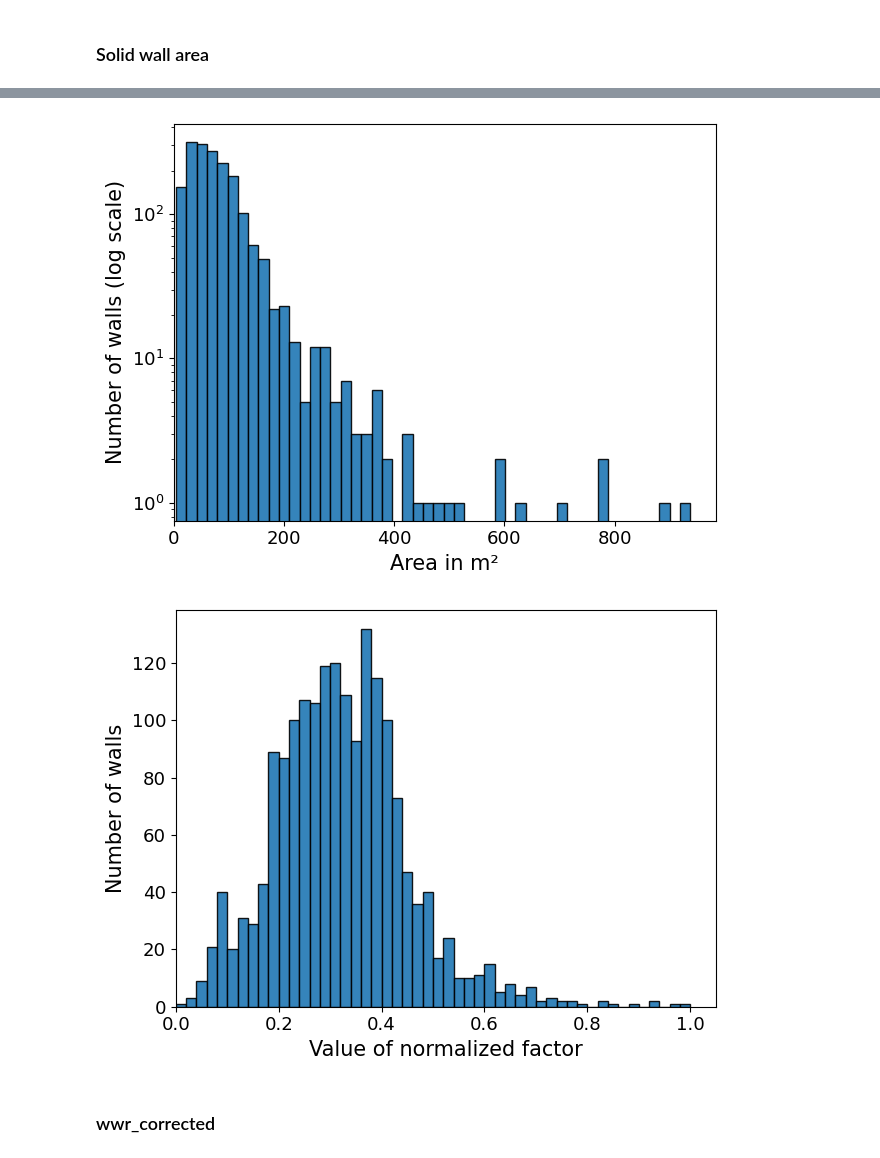
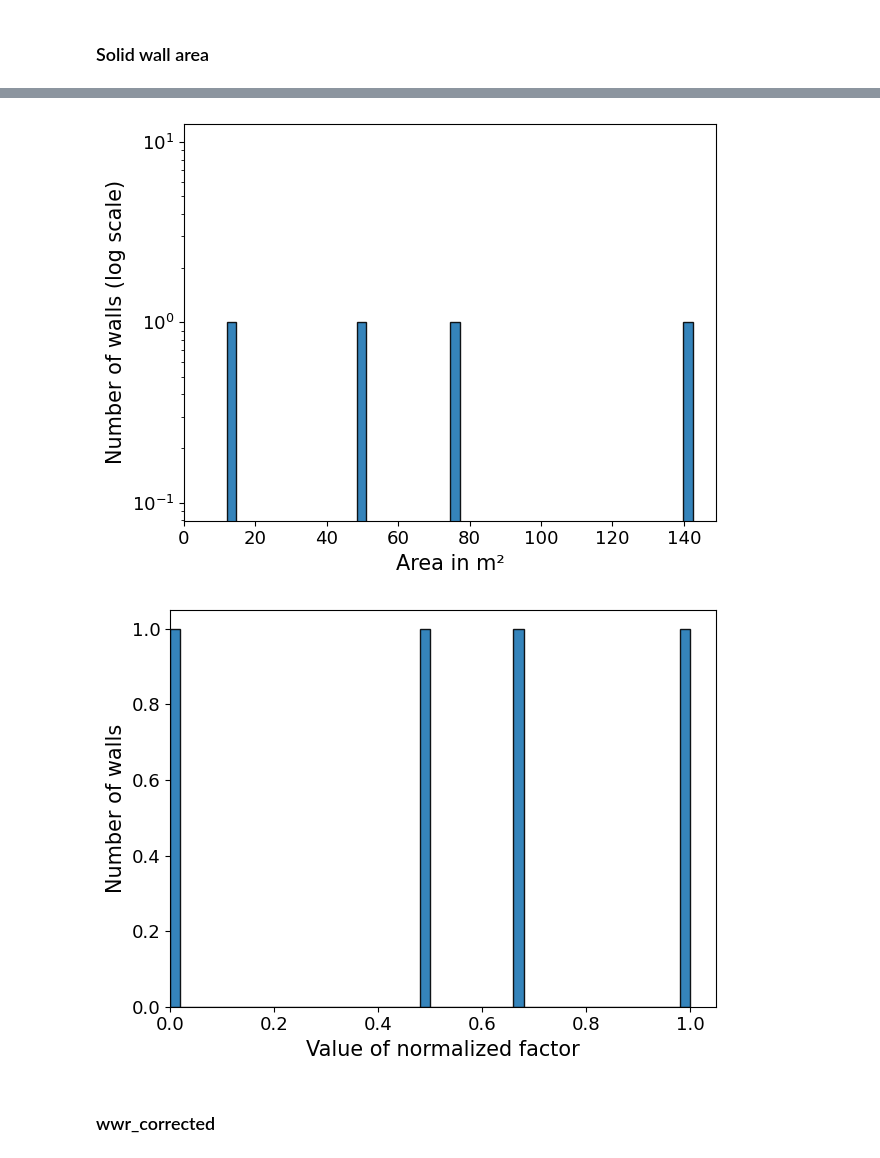
Before and after one commit to aruscha-k/Quantify-VGS, a Jupyter notebook: scripts/results/calculate_potential_index.ipynb, the cells around one changed output, grey strips where cells are left out. Drawn from its saved outputs; the diff is of its cells as text; code cells hidden in the pictures.

Commit message:
added example dataframes and detections and modiefied fusion code to run on example data. the original code remains but is outcommented.

```diff
--- a/scripts/results/calculate_potential_index.ipynb
+++ b/scripts/results/calculate_potential_index.ipynb
@@ -46,0 +38,3 @@ lod_df.head(10)
+# %%
+df5_streetview_fused_avg = pd.read_pickle(CONF.dataframes_dir + "df5_streetview_fused_averaged_per_wall.pkl")
+df5_streetview_fused_avg.head(5)
@@ -46,0 +47,3 @@ lod_df.head(10)
+# %%
+df5_oblique_fused_avg = pd.read_pickle(CONF.dataframes_dir + "df5_oblique_fused_averaged_per_wall.pkl")
+df5_oblique_fused_avg.head(5)
@@ -46,0 +56,17 @@ lod_df.head(10)
+# %%
+df5_averages = pd.merge(
+    df5_oblique_fused_avg,
+    df5_streetview_fused_avg,
+    how="outer",
+    on=["wall_id", "building_id"],
+    suffixes=("_oblique", "_streetview")
+)#.dropna()
+df5_averages['average_wwr_combined'] = df5_averages[['average_wwr_streetview', 'average_wwr_oblique']].mean(axis=1)
+df5_averages['average_swa_combined'] = df5_averages[['average_swa_streetview', 'average_swa_oblique']].mean(axis=1)
+
+df5_averages = pd.merge(
+    df5_averages,
+    df2_walls[['wall_id', 'orientation', 'angle_deg', 'area']],
+    on="wall_id")
+
+df5_averages
@@ -47,9 +79,6 @@ lod_df.head(10)
 # %%
-# load dataframe with factors
-res_df = pd.read_pickle(CONF.dataframes_dir + "df_results.pkl")
-
 # define where to find values for index
-wwr_column = "wwr_index"
-swa_column = "swa_index"
+wwr_column = "average_wwr_combined"
+swa_column = "average_swa_combined"
 orientation_column = "angle_deg" # angle to north in degrees
 # %%
@@ -106,15 +138,15 @@ plot_hist(res_df[swa_column], x = "Area in m²", title = "Solid Wall Area", save
 # %%
 # look at factor - log
-plot_hist(res_df[swa_column], x = "Area in m²", y = "Number of walls (log scale)", title = "Solid Wall Area", save_path="swa_orig_log.png", ylog=True)
+plot_hist(df5_averages[swa_column], x = "Area in m²", y = "Number of walls (log scale)", title = "Solid Wall Area", save_path="swa_orig_log.png", ylog=True)
 # %% [output]
-[figure, old version]
+[figure, new version]
 # %%
 # the extremes can not stay so extreme, but a log conversion would reduce the values that stand for really good walls for vertical greenery too much, a power transformation with exponent of 0.3 was chosen, followed by a min-max normalisation
-solid_wall_area_factor = res_df[res_df]**0.3
+solid_wall_area_factor = df5_averages[swa_column]**0.3
 solid_wall_area_factor = (solid_wall_area_factor - min(solid_wall_area_factor)) / (max(solid_wall_area_factor) - min(solid_wall_area_factor))
 plot_hist(solid_wall_area_factor, x = "Value of normalized factor", title = "Solid Wall Area", save_path="swa_norm.png")
 # %% [output]
-[figure, old version]
+[figure, new version]
 # %% [markdown]
 ### wwr_corrected
 # %%
```
Also changed, not shown: parts of 16 cells of this notebook, 38 other files.
